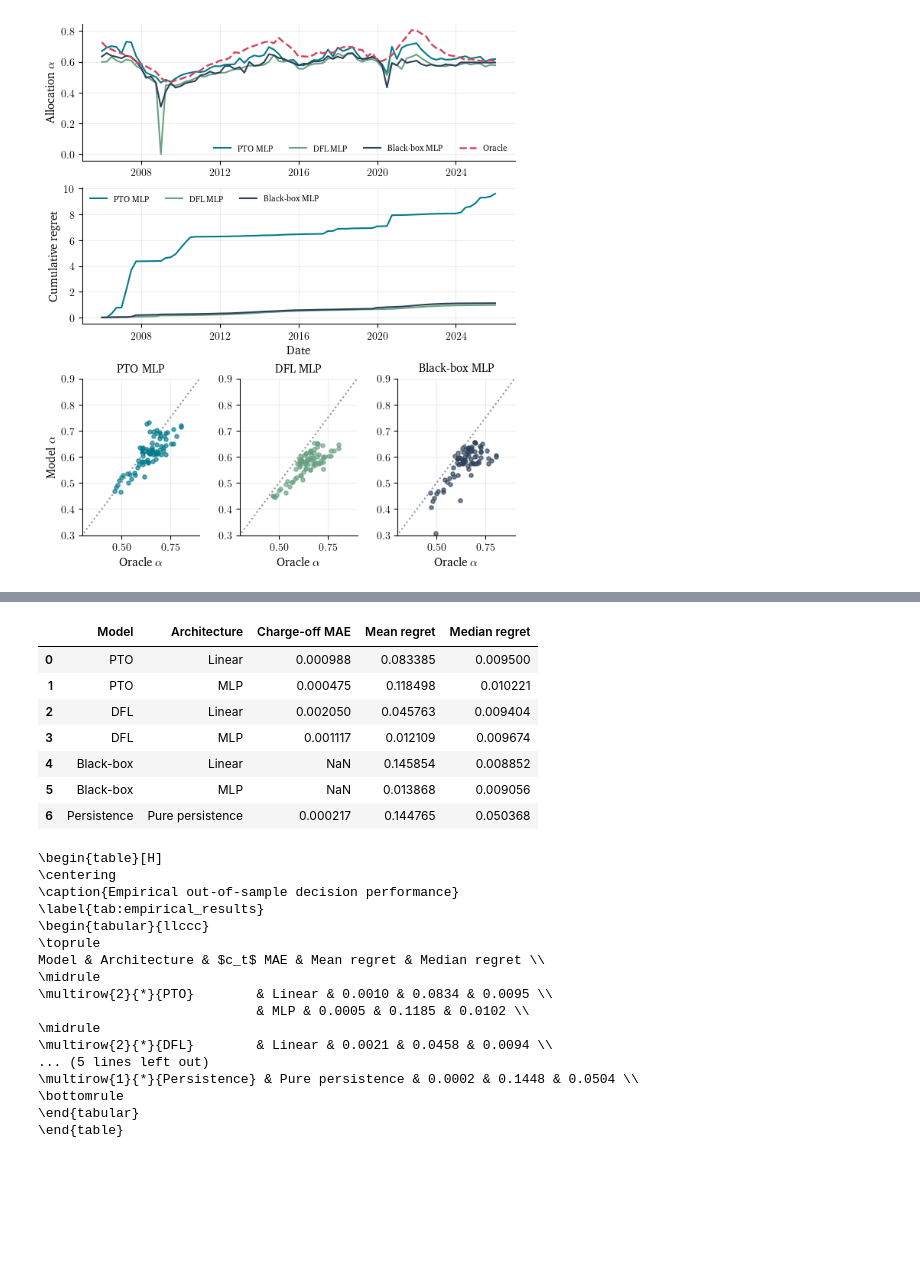
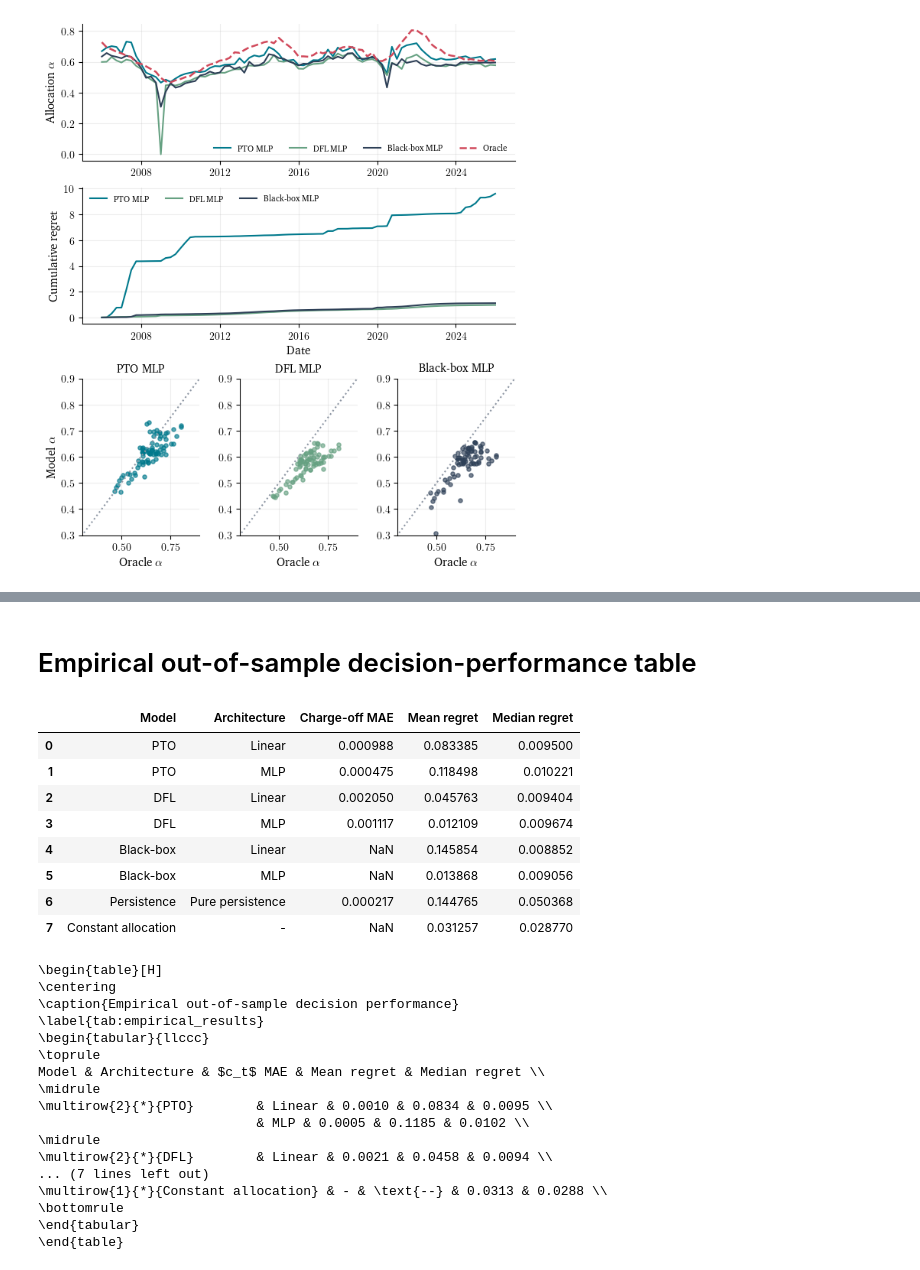
Before and after one commit to okeeffe-hannah/Decision_Focused_Learning_for_Capital_Allocation, a Jupyter notebook: dfl_for_capital_allocation/empirical/notebooks/05_empirical_thesis_figures.ipynb, the cells around one changed output, grey strips where cells are left out. Cells and saved outputs as stored; diff of their text form; code cells hidden in the pictures; blank space fills up the shorter version.

Commit message:
added constant alloc and extra stability tables for appendix

```diff
--- a/dfl_for_capital_allocation/empirical/notebooks/05_empirical_thesis_figures.ipynb
+++ b/dfl_for_capital_allocation/empirical/notebooks/05_empirical_thesis_figures.ipynb
@@ -64,5 +144,6 @@ for df in [df]:
+# %% [markdown]
+# Empirical out-of-sample decision-performance table
 # %%
-# Empirical out-of-sample decision-performance table.
 TABLE_MODELS = [
     ('pto', 'PTO'), ('dfl', 'DFL'), ('blackbox', 'Black-box'),
 ]
@@ -87,38 +168,40 @@ def empirical_table_rows(df):
                  'Charge-off MAE': (df[c_hat].astype(float) - df['c_q_realised'].astype(float)).abs().mean(),
                  'Mean regret': df['regret_pto_persistence'].astype(float).mean(),
                  'Median regret': df['regret_pto_persistence'].astype(float).median()})
+    rows.append(constant_benchmark_summary.iloc[0].to_dict())
     return pd.DataFrame(rows)
 
 empirical_results = empirical_table_rows(df)
 display(empirical_results)
 
 latex_rows = []
-for model in ['PTO', 'DFL', 'Black-box', 'Persistence']:
+for model in ['PTO', 'DFL', 'Black-box', 'Persistence', 'Constant allocation']:
     sub = empirical_results[empirical_results['Model'] == model].set_index('Architecture')
-    architectures = ['Linear', 'MLP'] if model != 'Persistence' else ['Pure persistence']
+    architectures = ['Linear', 'MLP'] if model in ['PTO', 'DFL', 'Black-box'] else (['Pure persistence'] if model == 'Persistence' else ['-'])
     for i, architecture in enumerate(architectures):
         row = sub.loc[architecture]
         model_cell = f'\\multirow{{{len(architectures)}}}{{*}}{{{model}}}' if i == 0 else ''
-        vals = [f'{row[c]:.4f}' for c in ['Charge-off MAE', 'Mean regret', 'Median regret']]
+        vals = [('\\text{--}' if pd.isna(row[c]) else f'{row[c]:.4f}') for c in ['Charge-off MAE', 'Mean regret', 'Median regret']]
         latex_rows.append(f'{model_cell:<27} & {architecture} & ' + ' & '.join(vals) + ' ' + chr(92) * 2)
-    if model != 'Persistence': latex_rows.append(r'\midrule')
+    if model != 'Constant allocation': latex_rows.append(r'\midrule')
 latex_table = '\n'.join([
     r'\begin{table}[H]', r'\centering',
     r'\caption{Empirical out-of-sample decision performance}',
     r'\label{tab:empirical_results}', r'\begin{tabular}{llccc}', r'\toprule',
     r'Model & Architecture & $c_t$ MAE & Mean regret & Median regret ' + chr(92) * 2,
     r'\midrule', *latex_rows, r'\bottomrule', r'\end{tabular}', r'\end{table}',
 ])
 print(latex_table)
 # %% [output]
 |  | Model | Architecture | Charge-off MAE | Mean regret | Median regret |
 | 0 | PTO | Linear | 0.000988 | 0.083385 | 0.009500 |
 | 1 | PTO | MLP | 0.000475 | 0.118498 | 0.010221 |
 | 2 | DFL | Linear | 0.002050 | 0.045763 | 0.009404 |
 | 3 | DFL | MLP | 0.001117 | 0.012109 | 0.009674 |
 | 4 | Black-box | Linear | NaN | 0.145854 | 0.008852 |
 | 5 | Black-box | MLP | NaN | 0.013868 | 0.009056 |
 | 6 | Persistence | Pure persistence | 0.000217 | 0.144765 | 0.050368 |
+| 7 | Constant allocation | - | NaN | 0.031257 | 0.028770 |
 \begin{table}[H]
 \centering
 \caption{Empirical out-of-sample decision performance}
@@ -131,8 +214,8 @@ Model & Architecture & $c_t$ MAE & Mean regret & Median regret \\
                             & MLP & 0.0005 & 0.1185 & 0.0102 \\
 \midrule
 \multirow{2}{*}{DFL}        & Linear & 0.0021 & 0.0458 & 0.0094 \\
-... (5 lines left out)
-\multirow{1}{*}{Persistence} & Pure persistence & 0.0002 & 0.1448 & 0.0504 \\
+... (7 lines left out)
+\multirow{1}{*}{Constant allocation} & - & \text{--} & 0.0313 & 0.0288 \\
 \bottomrule
 \end{tabular}
 \end{table}
```
Also changed, not shown: parts of 3 cells of this notebook, 1 other file.
